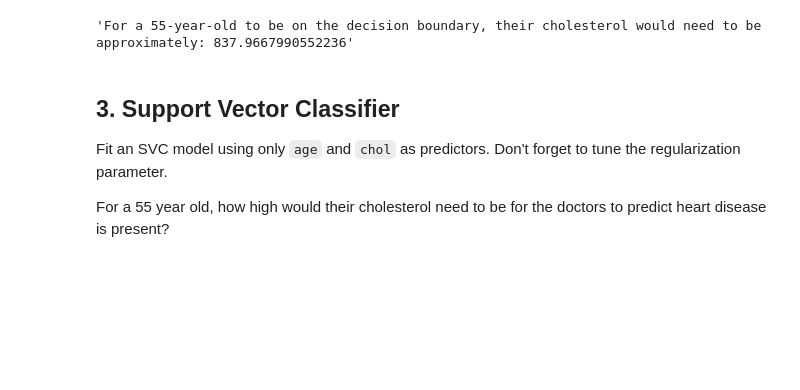
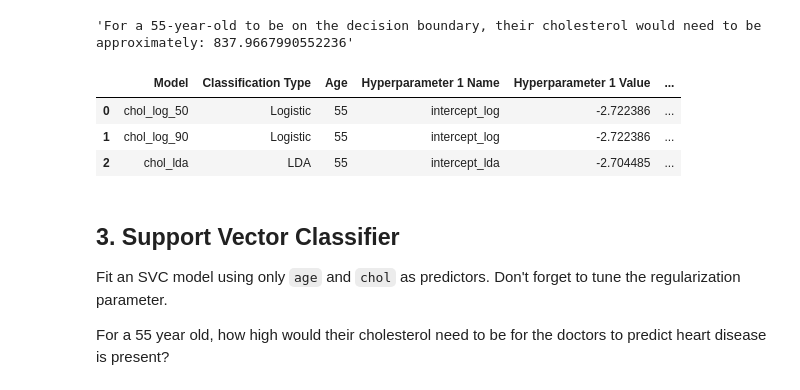
Before and after one commit to PharaohPooh/GSB_544, a Jupyter notebook: Week_9/Practice_Activity_9_1.ipynb, the cells around one changed output. Drawn from its saved outputs; the diff is of its cells as text; code cells hidden in the pictures; blank space fills up the shorter version.

```diff
--- a/Week_9/Practice_Activity_9_1.ipynb
+++ b/Week_9/Practice_Activity_9_1.ipynb
@@ -132,9 +121,23 @@ display(f"For a 55-year-old to be on the decision boundary (50% probability), th
 'Logistic Regression:'
 'For a 55-year-old to be on the decision boundary (50% probability), their cholesterol would need to be approximately: 852.3651469978166'
 # %%
-# --- Question 2: Cholesterol level for 90% probability ---
+model_name = "chol_log_90"
+
 chol_log_90 = (np.log(9) - intercept_log - (coefs_log[0] * age)) / coefs_log[1]
 
+# Store results
+records.append({
+        "Model": model_name,
+        "Classification Type": "Logistic",
+        "Age": age,
+        "Hyperparameter 1 Name": "intercept_log",
+        "Hyperparameter 1 Value": intercept_log,
+        "Hyperparameter 2 Name": "coefs_log",
+        "Hyperparameter 2 Value": coefs_log,
+        "Output Context": "90% probability",
+        "Output": chol_log_90,
+    })
+
 display(f"For a 90% chance of heart disease, their cholesterol would need to be approximately: {chol_log_90}")
 # %% [output]
 'For a 90% chance of heart disease, their cholesterol would need to be approximately: 7227.048034076787'
@@ -160,11 +169,33 @@ display(coefs_lda)
 np.float64(-2.704485484651287)
 array([0.04379621, 0.00035287])
 # %%
-# --- Question: Cholesterol level for the decision boundary ---
+model_name = "chol_lda"
+
 chol_lda = (-intercept_lda - (coefs_lda[0] * age)) / coefs_lda[1]
+
+# Store results
+records.append({
+        "Model": model_name,
+        "Classification Type": "LDA",
+        "Age": age,
+        "Hyperparameter 1 Name": "intercept_lda",
+        "Hyperparameter 1 Value": intercept_lda,
+        "Hyperparameter 2 Name": "coefs_lda",
+        "Hyperparameter 2 Value": coefs_lda,
+        "Output Context": "decision boundary",
+        "Output": chol_lda,
+    })
+
 display(f"For a 55-year-old to be on the decision boundary, their cholesterol would need to be approximately: {chol_lda}")
 # %% [output]
 'For a 55-year-old to be on the decision boundary, their cholesterol would need to be approximately: 837.9667990552236'
+# %%
+pd.DataFrame(records)
+# %% [output]
+|  | Model | Classification Type | Age | Hyperparameter 1 Name | Hyperparameter 1 Value | ... |
+| 0 | chol_log_50 | Logistic | 55 | intercept_log | -2.722386 | ... |
+| 1 | chol_log_90 | Logistic | 55 | intercept_log | -2.722386 | ... |
+| 2 | chol_lda | LDA | 55 | intercept_lda | -2.704485 | ... |
 # %% [markdown]
 ## 3. Support Vector Classifier
 
```
Also changed, not shown: parts of 7 cells of this notebook, 10 other files.
